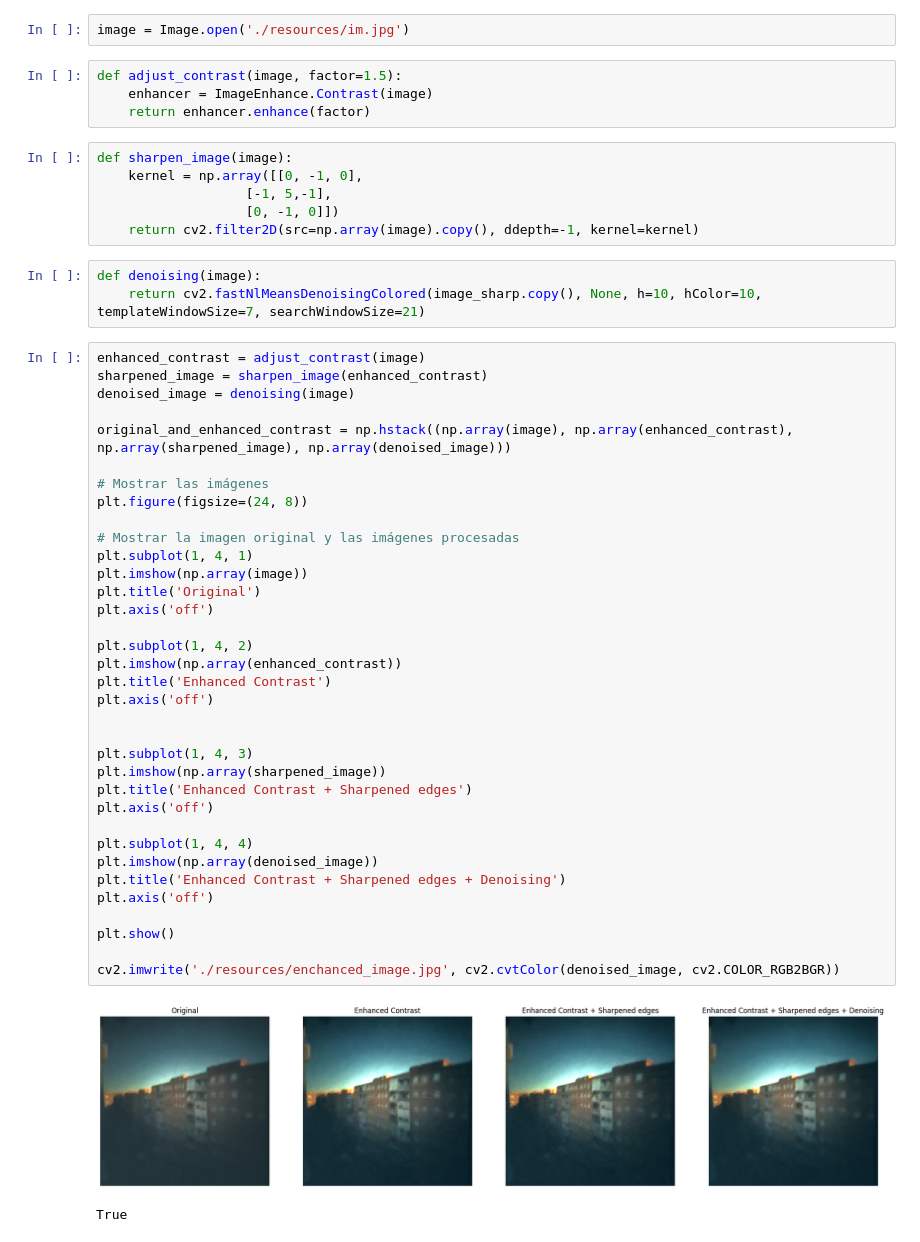
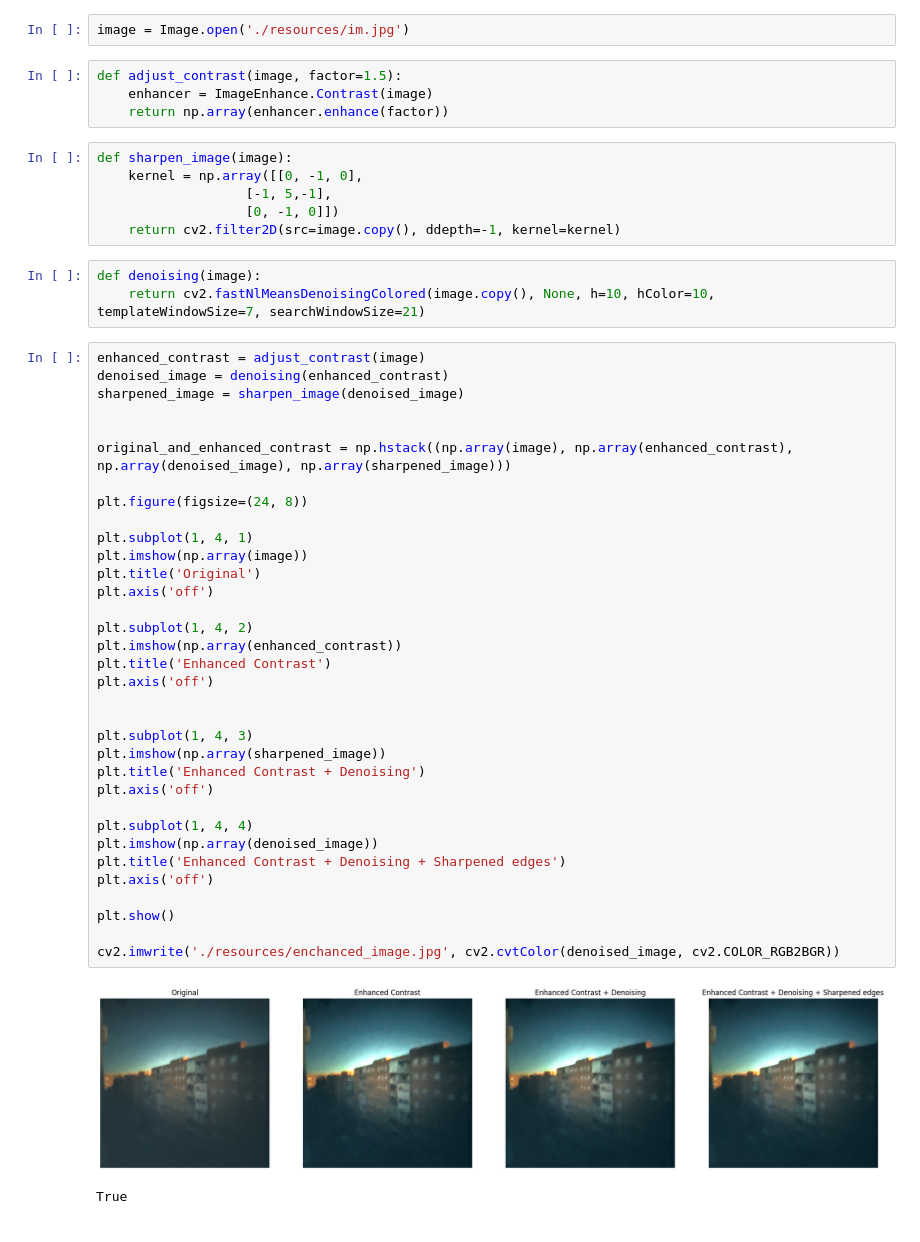
Before and after one commit to SeXde/image_enhancement, a Jupyter notebook: pic_improvement.ipynb, the cells around one changed output. Drawn from its saved outputs; the diff is of its cells as text.

```diff
--- a/pic_improvement.ipynb
+++ b/pic_improvement.ipynb
@@ -8,51 +8,50 @@ image = Image.open('./resources/im.jpg')
 # %%
 def adjust_contrast(image, factor=1.5):
     enhancer = ImageEnhance.Contrast(image)
-    return enhancer.enhance(factor)
+    return np.array(enhancer.enhance(factor))
 # %%
 def sharpen_image(image):
     kernel = np.array([[0, -1, 0],
                    [-1, 5,-1],
                    [0, -1, 0]])
-    return cv2.filter2D(src=np.array(image).copy(), ddepth=-1, kernel=kernel)
+    return cv2.filter2D(src=image.copy(), ddepth=-1, kernel=kernel)
 # %%
 def denoising(image):
-    return cv2.fastNlMeansDenoisingColored(image_sharp.copy(), None, h=10, hColor=10, templateWindowSize=7, searchWindowSize=21)
+    return cv2.fastNlMeansDenoisingColored(image.copy(), None, h=10, hColor=10, templateWindowSize=7, searchWindowSize=21)
 # %%
 enhanced_contrast = adjust_contrast(image)
-sharpened_image = sharpen_image(enhanced_contrast)
-denoised_image = denoising(image)
+denoised_image = denoising(enhanced_contrast)
+sharpened_image = sharpen_image(denoised_image)
 
-original_and_enhanced_contrast = np.hstack((np.array(image), np.array(enhanced_contrast), np.array(sharpened_image), np.array(denoised_image)))
 
-# Mostrar las imágenes
+original_and_enhanced_contrast = np.hstack((np.array(image), np.array(enhanced_contrast), np.array(denoised_image), np.array(sharpened_image)))
+
 plt.figure(figsize=(24, 8))
 
-# Mostrar la imagen original y las imágenes procesadas
 plt.subplot(1, 4, 1)
 plt.imshow(np.array(image))
 plt.title('Original')
 plt.axis('off')
 
 plt.subplot(1, 4, 2)
 plt.imshow(np.array(enhanced_contrast))
 plt.title('Enhanced Contrast')
 plt.axis('off')
 
 
 plt.subplot(1, 4, 3)
 plt.imshow(np.array(sharpened_image))
-plt.title('Enhanced Contrast + Sharpened edges')
+plt.title('Enhanced Contrast + Denoising')
 plt.axis('off')
 
 plt.subplot(1, 4, 4)
 plt.imshow(np.array(denoised_image))
-plt.title('Enhanced Contrast + Sharpened edges + Denoising')
+plt.title('Enhanced Contrast + Denoising + Sharpened edges')
 plt.axis('off')
 
 plt.show()
 
 cv2.imwrite('./resources/enchanced_image.jpg', cv2.cvtColor(denoised_image, cv2.COLOR_RGB2BGR))
 # %% [output]
-[figure, old version]
+[figure, new version]
 True
```
Also changed, not shown: 1 other file.
